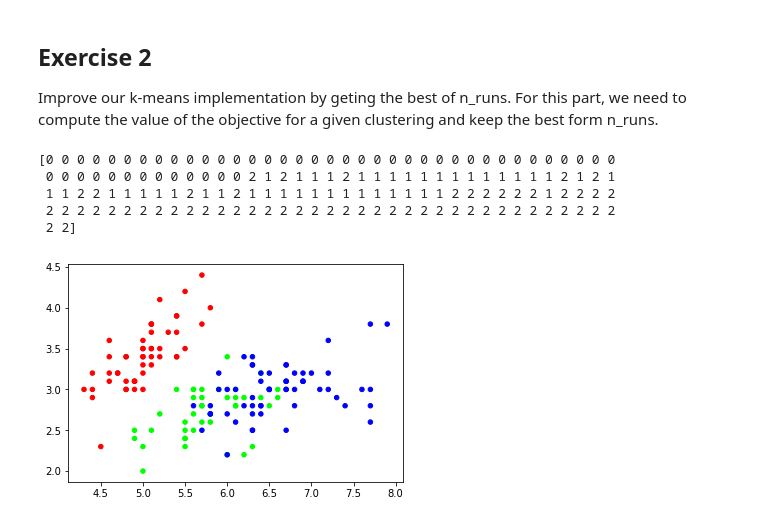
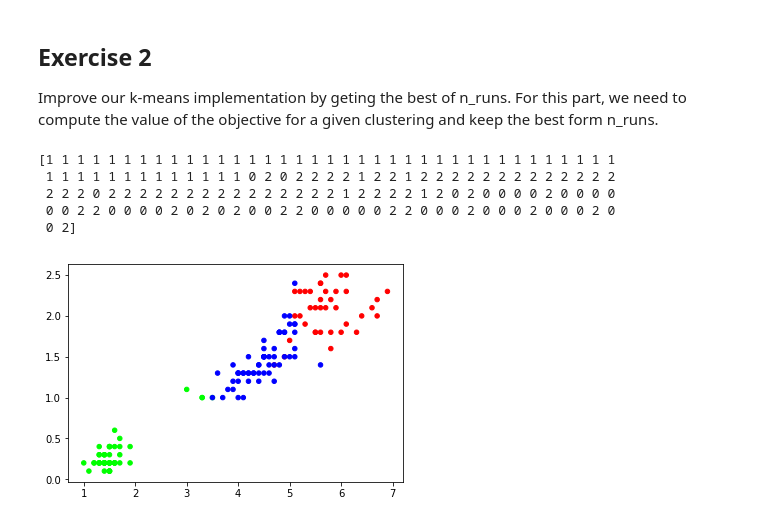
Before and after one commit to luisitobarcito/UM_REU_2019, a Jupyter notebook: Clustering-to-complete.ipynb, the cells around one changed output. Cells and saved outputs as stored; diff of their text form; code cells hidden in the pictures.

```diff
--- a/Clustering-to-complete.ipynb
+++ b/Clustering-to-complete.ipynb
@@ -51,12 +51,12 @@ def kMeansClustering(X, k, dist=euclideanDistance, max_iter=3000):
         return Y
     iTr = 0
     clusters = partition(X,C)
-    while iTr < max_iter and iTr > 0:
+    while iTr < max_iter:
         clusters_old = clusters
         for iK in range(k):
             C[iK] = np.mean(X[clusters_old == iK])
         clusters = partition(X, C)
-        if clusters_old == clusters:
+        if np.all(clusters_old == clusters):
             break
         iTr += 1
     return clusters
@@ -115,14 +110,14 @@ def kMeansClustering(X, k, dist=euclideanDistance, n_init=10, max_iter=3000):
     for iRep in range(n_init):
         C = np.random.permutation(X[:])[:k]
         iTr = 0
-        clusters = partition(X,C)
-        while iTr < max_iter and iTr > 0:
+        clusters = partition(X, C)
+        while iTr < max_iter:
             clusters_old = clusters
             for iK in range(k):
                 C[iK] = np.mean(X[clusters_old == iK])
             clusters = partition(X, C)
             c_cost[iRep] = clusterCost(X, clusters, C)
-            if clusters_old == clusters:
+            if np.all(clusters_old == clusters):
                 break
             iTr += 1
         C_total[iRep] = C
@@ -133,12 +128,12 @@ def kMeansClustering(X, k, dist=euclideanDistance, n_init=10, max_iter=3000):
 # %%
 Y_pred = kMeansClustering(X,3)
 print(Y_pred)
-plt.scatter(X[:,0], X[:, 1], s=20, c=Y_pred, cmap=cmap_data)
+plt.scatter(X[:,2], X[:, 3], s=20, c=Y_pred, cmap=cmap_data)
 plt.show()
 # %% [output]
-[0 0 0 0 0 0 0 0 0 0 0 0 0 0 0 0 0 0 0 0 0 0 0 0 0 0 0 0 0 0 0 0 0 0 0 0 0
- 0 0 0 0 0 0 0 0 0 0 0 0 0 2 1 2 1 1 1 2 1 1 1 1 1 1 1 1 1 1 1 1 1 2 1 2 1
- 1 1 2 2 1 1 1 1 1 2 1 1 2 1 1 1 1 1 1 1 1 1 1 1 1 1 2 2 2 2 2 2 1 2 2 2 2
- 2 2 2 2 2 2 2 2 2 2 2 2 2 2 2 2 2 2 2 2 2 2 2 2 2 2 2 2 2 2 2 2 2 2 2 2 2
- 2 2]
+[1 1 1 1 1 1 1 1 1 1 1 1 1 1 1 1 1 1 1 1 1 1 1 1 1 1 1 1 1 1 1 1 1 1 1 1 1
+ 1 1 1 1 1 1 1 1 1 1 1 1 1 0 2 0 2 2 2 2 1 2 2 1 2 2 2 2 2 2 2 2 2 2 2 2 2
+ 2 2 2 0 2 2 2 2 2 2 2 2 2 2 2 2 2 2 2 1 2 2 2 2 1 2 0 2 0 0 0 0 2 0 0 0 0
+ 0 0 2 2 0 0 0 0 2 0 2 0 2 0 0 2 2 0 0 0 0 0 2 2 0 0 0 2 0 0 0 2 0 0 0 2 0
+ 0 2]
-[figure, old version]
+[figure, new version]
```
Also changed, not shown: parts of 4 cells of this notebook, 1 other file.
